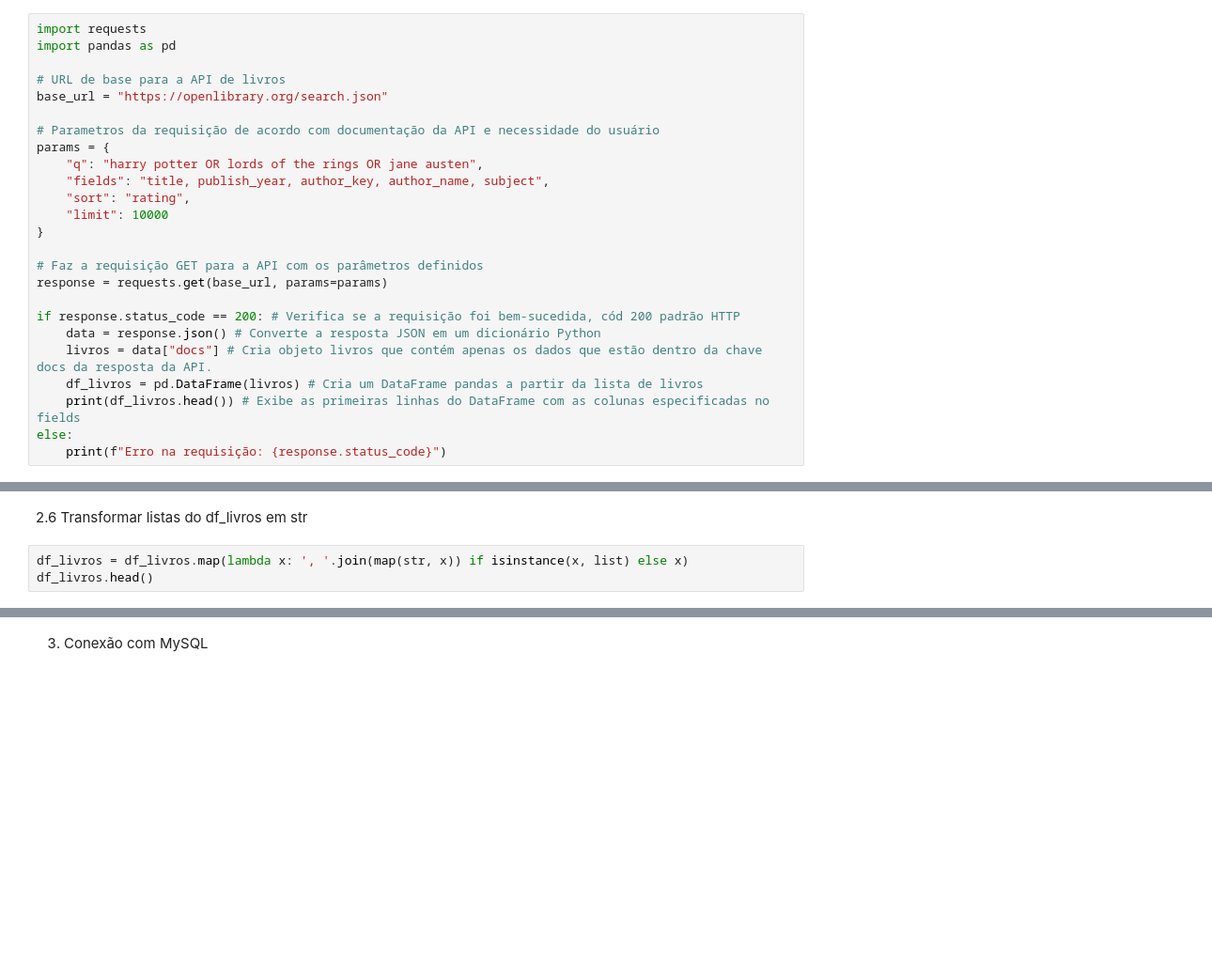
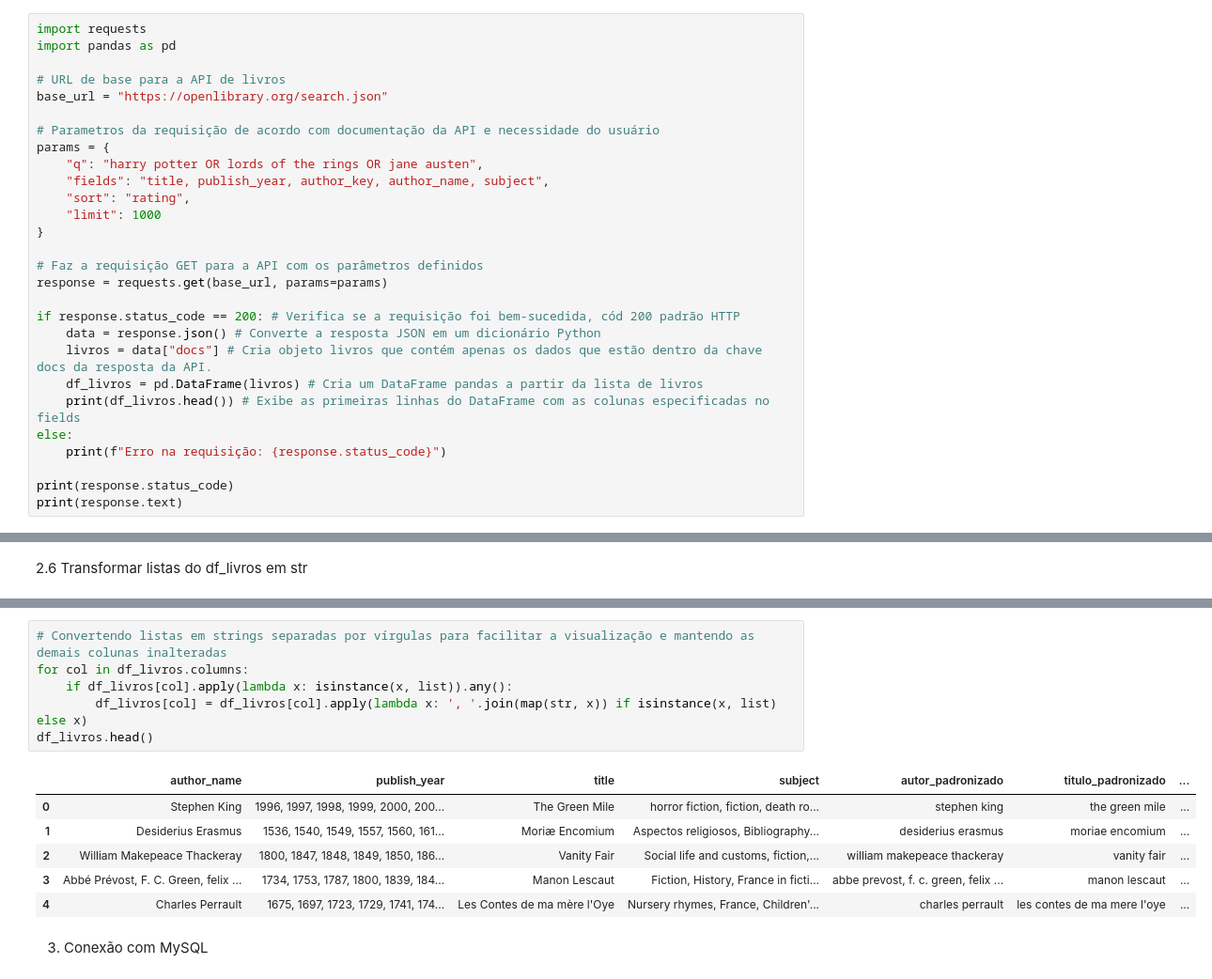
Before and after one commit to bavsvalle/etl-api-livros, a Jupyter notebook: api_livros.ipynb, the cells around one changed output, grey strips where cells are left out. Shown at 94% size. Cells and saved outputs as stored; diff of their text form; blank space fills up the shorter version.

Commit message:
Correção no notebook: ajuste na linha 01 (requisição da API) e na linha 33 (transformação listas em str).

```diff
--- a/api_livros.ipynb
+++ b/api_livros.ipynb
@@ -10,7 +10,7 @@ params = {
     "q": "harry potter OR lords of the rings OR jane austen",
     "fields": "title, publish_year, author_key, author_name, subject",
     "sort": "rating",
-    "limit": 10000
+    "limit": 1000
 }
 
 # Faz a requisição GET para a API com os parâmetros definidos
@@ -23,6 +23,9 @@ if response.status_code == 200: # Verifica se a requisição foi bem-sucedida, c
     print(df_livros.head()) # Exibe as primeiras linhas do DataFrame com as colunas especificadas no fields
 else:
     print(f"Erro na requisição: {response.status_code}")
+
+print(response.status_code)
+print(response.text)
 # %% [output]
                                           author_key  \
 0                                         [OL19981A]
@@ -352,6 +354,3 @@ print(df_livros.columns.tolist())
 ['author_name', 'publish_year', 'title', 'subject', 'autor_padronizado', 'titulo_padronizado', 'assunto_padronizado']
 # %% [markdown]
 2.6 Transformar listas do df_livros em str
-# %%
-df_livros = df_livros.map(lambda x: ', '.join(map(str, x)) if isinstance(x, list) else x)
-df_livros.head()
@@ -365,3 +357,16 @@ df_livros.head()
+# %%
+# Convertendo listas em strings separadas por vírgulas para facilitar a visualização e mantendo as demais colunas inalteradas
+for col in df_livros.columns:
+    if df_livros[col].apply(lambda x: isinstance(x, list)).any():
+        df_livros[col] = df_livros[col].apply(lambda x: ', '.join(map(str, x)) if isinstance(x, list) else x)
+df_livros.head()
+# %% [output]
+|  | author_name | publish_year | title | subject | autor_padronizado | titulo_padronizado | ... |
+| 0 | Stephen King | 1996, 1997, 1998, 1999, 2000, 200... | The Green Mile | horror fiction, fiction, death ro... | stephen king | the green mile | ... |
+| 1 | Desiderius Erasmus | 1536, 1540, 1549, 1557, 1560, 161... | Moriæ Encomium | Aspectos religiosos, Bibliography... | desiderius erasmus | moriae encomium | ... |
+| 2 | William Makepeace Thackeray | 1800, 1847, 1848, 1849, 1850, 186... | Vanity Fair | Social life and customs, fiction,... | william makepeace thackeray | vanity fair | ... |
+| 3 | Abbé Prévost, F. C. Green, felix ... | 1734, 1753, 1787, 1800, 1839, 184... | Manon Lescaut | Fiction, History, France in ficti... | abbe prevost, f. c. green, felix ... | manon lescaut | ... |
+| 4 | Charles Perrault | 1675, 1697, 1723, 1729, 1741, 174... | Les Contes de ma mère l'Oye | Nursery rhymes, France, Children'... | charles perrault | les contes de ma mere l'oye | ... |
 # %% [markdown]
 3. Conexão com MySQL
 # %%
```
Also changed, not shown: parts of 6 cells of this notebook.
